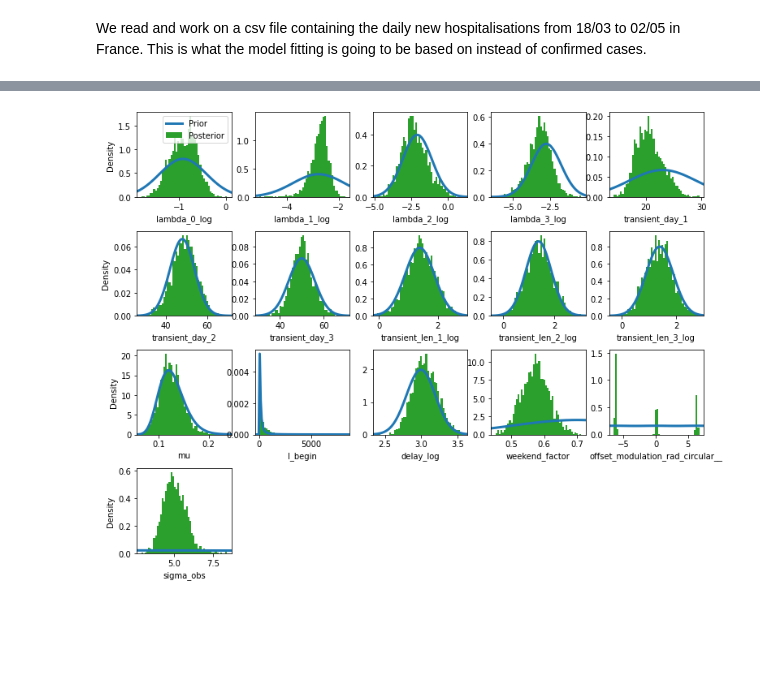
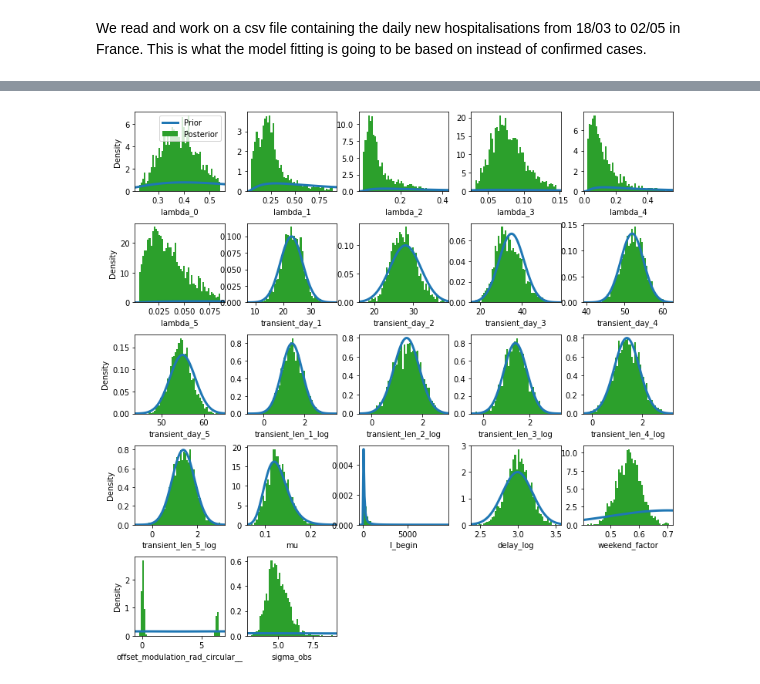
Before and after one commit to Konrad982/covid19_inference, a Jupyter notebook: scripts/France_hospitalisations.ipynb, the cells around one changed output, grey strips where cells are left out. Cells and saved outputs as stored; diff of their text form; code cells hidden in the pictures; blank space fills up the shorter version.

Commit message:
lambda instead of lambda_log plotted in histograms, same changing points as for JHU data

```diff
--- a/scripts/France_hospitalisations.ipynb
+++ b/scripts/France_hospitalisations.ipynb
@@ -36,2 +32,0 @@ hospitalisations = hospitalisations.drop(["incid_rea", "incid_dc", "incid_rad"],
-# %%
-hospitalisations.index = pd.to_datetime(hospitalisations.index, format="%Y-%m-%d")
@@ -38,31 +51,41 @@ hospitalisations.index = pd.to_datetime(hospitalisations.index, format="%Y-%m-%d
 # %%
-bd = hospitalisations.index[0]
-ed = hospitalisations.index[-1]
-
-new_cases_obs = hospitalisations.to_numpy().flatten()
+bd = hospitalisations.index[0] # first date with hospitalisation data available
+ed = datetime.date.today() - datetime.timedelta(days=1) # yesterday
+new_cases_obs = hospitalisations[bd:ed].to_numpy().flatten()
 print(new_cases_obs)
 
 date_begin_data = bd
 date_end_data   = ed
-diff_data_sim = 25 # should be significantly larger than the expected delay, in
-                   # order to always fit the same number of data points.
+diff_data_sim = 30 # should be significantly larger than the expected delay, in
+                   # order to always fit the same number of data points, in this case,
+                   # it is very high because of usage of hospitalisation data
 num_days_forecast = 16
 
+prior_date_macron_speech = datetime.datetime(2020,3,12)
 prior_date_confinement_begin =  datetime.datetime(2020,3,17)
-prior_date_easter_begin =  datetime.datetime(2020,4,11)
-prior_date_easter_end = datetime.datetime(2020,4,13)
+prior_date_stronger_measures =  datetime.datetime(2020,3,24)
+prior_date_before_easter = datetime.datetime(2020,4,10)
+prior_date_after_easter = datetime.datetime(2020,4,13)
 
-change_points = [dict(pr_mean_date_transient = prior_date_confinement_begin,
-                      pr_sigma_date_transient = 6,
-                      pr_median_lambda = 1/8/2,
+change_points = [dict(pr_mean_date_transient = prior_date_macron_speech,
+                      pr_sigma_date_transient = 4, #reduced due to closeness to the confinement begin
+                      pr_median_lambda = 0.3,
                       pr_sigma_lambda = 1),
-                dict(pr_mean_date_transient = prior_date_easter_begin,
-                      pr_sigma_date_transient = 6,
+                dict(pr_mean_date_transient = prior_date_confinement_begin,
+                      pr_sigma_date_transient = 4, #reduced
                       pr_median_lambda = 1/8,
                       pr_sigma_lambda = 1),
-                dict(pr_mean_date_transient = prior_date_easter_end,
+                dict(pr_mean_date_transient = prior_date_stronger_measures,
                       pr_sigma_date_transient = 6,
-                      pr_median_lambda = 1/8/2,
+                      pr_median_lambda = 1/16,
+                      pr_sigma_lambda = 1),
+                dict(pr_mean_date_transient = prior_date_before_easter,
+                      pr_sigma_date_transient = 3, #reduced
+                      pr_median_lambda = 1/8,
+                      pr_sigma_lambda = 1),
+                dict(pr_mean_date_transient = prior_date_after_easter,
+                      pr_sigma_date_transient = 3, #reduced
+                      pr_median_lambda = 1/16,
                       pr_sigma_lambda = 1)]
 # %% [output]
 [2229 1256 1540 1534 2053 2618 3166 3096 3058 3352 2685 3108 4145 4281
@@ -135,7 +162,7 @@ for i_row, axes_row in enumerate(axes):
             continue
         else:
             cov19.plotting.plot_hist(model, trace, ax, varnames[i_ax],
-                                     colors=('tab:blue', 'tab:green'))
+                                     colors=('tab:blue', 'tab:green'), lambda_exp=True)
         if not i_col == 0:
             ax.set_ylabel('')
         if i_col == 0 and i_row == 0:
@@ -146,4 +179,4 @@ fig.subplots_adjust(wspace=0.25, hspace=0.4)
-[figure, old version]
+[figure, new version]
 # %%
 plt.plot(new_cases_obs, 'd')
 plt.plot(np.median(trace.new_cases, axis=0))
```
Also changed, not shown: parts of 11 cells of this notebook.
